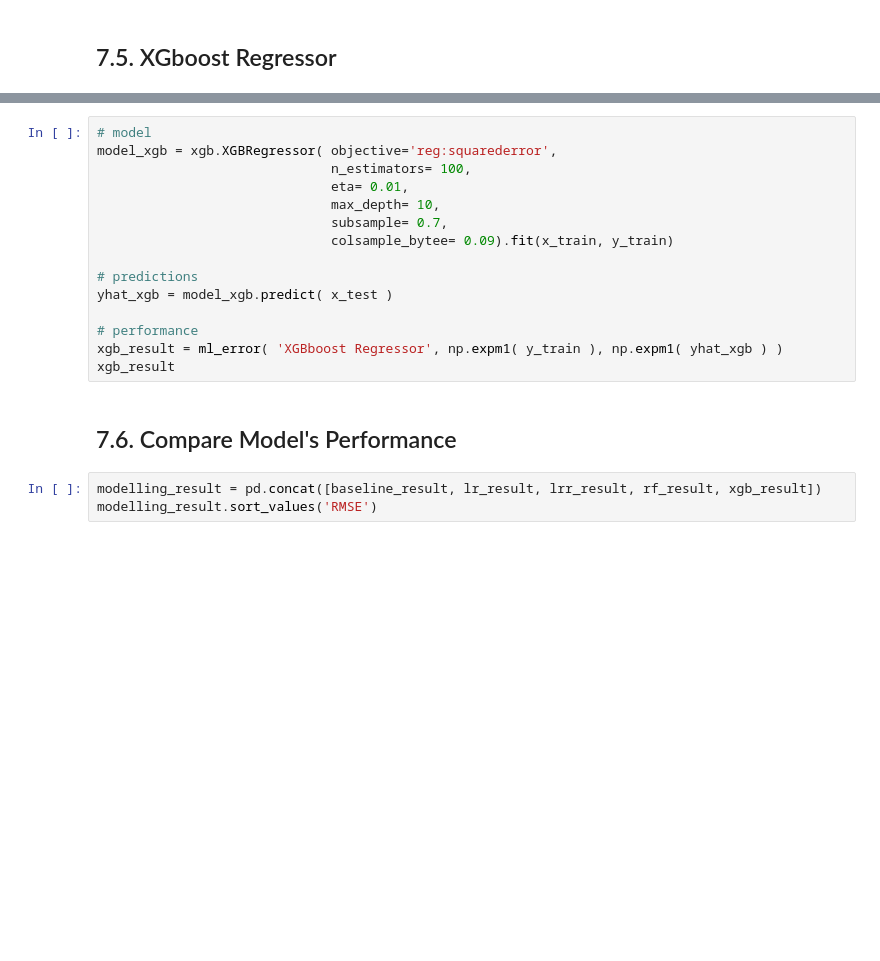
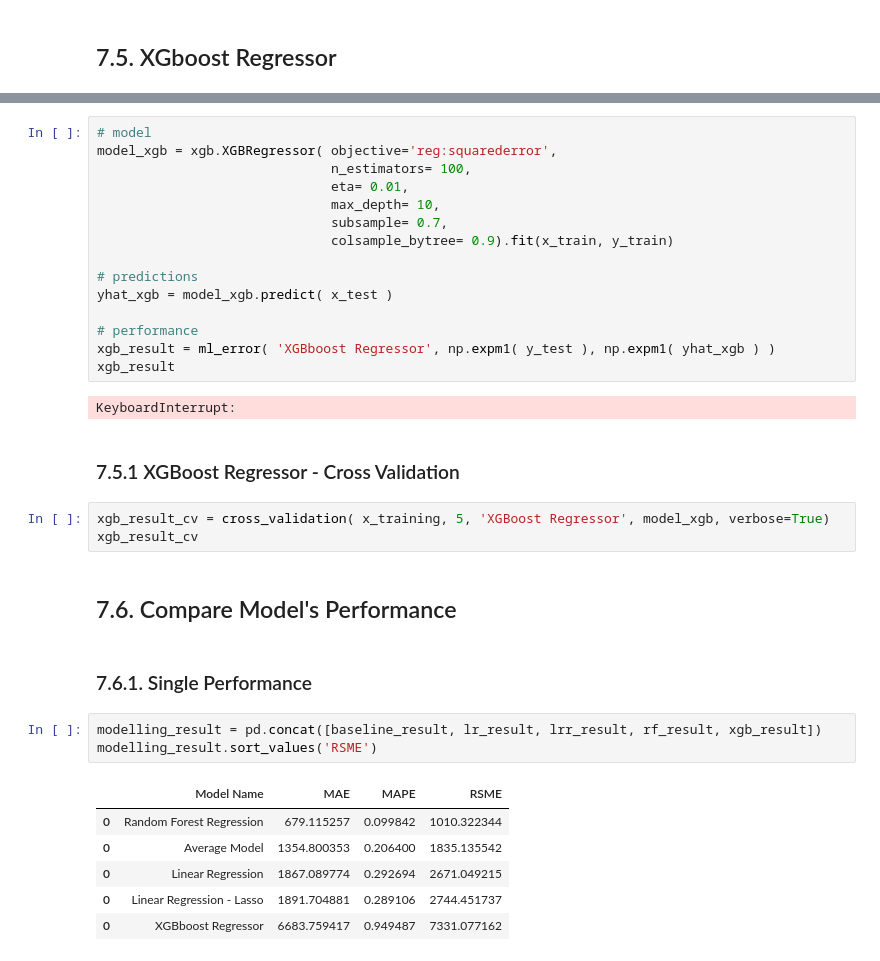
Before and after one commit to artavale/Rossman-Forcast-Sales, a Jupyter notebook: m07_v01_store_sales_predict.ipynb, the cells around one changed output, grey strips where cells are left out. Cells and saved outputs as stored; diff of their text form; blank space fills up the shorter version.

```diff
--- a/m07_v01_store_sales_predict.ipynb
+++ b/m07_v01_store_sales_predict.ipynb
@@ -1236,16 +1315,32 @@ model_xgb = xgb.XGBRegressor( objective='reg:squarederror',
                               eta= 0.01,
                               max_depth= 10,
                               subsample= 0.7,
-                              colsample_bytee= 0.09).fit(x_train, y_train)
+                              colsample_bytree= 0.9).fit(x_train, y_train)
 
 # predictions
 yhat_xgb = model_xgb.predict( x_test )
 
 # performance
-xgb_result = ml_error( 'XGBboost Regressor', np.expm1( y_train ), np.expm1( yhat_xgb ) )
+xgb_result = ml_error( 'XGBboost Regressor', np.expm1( y_test ), np.expm1( yhat_xgb ) )
 xgb_result
+# %% [output]
+KeyboardInterrupt:
+# %% [markdown]
+### 7.5.1 XGBoost Regressor - Cross Validation
+# %%
+xgb_result_cv = cross_validation( x_training, 5, 'XGBoost Regressor', model_xgb, verbose=True)
+xgb_result_cv
 # %% [markdown]
 ## 7.6. Compare Model's Performance
+# %% [markdown]
+### 7.6.1. Single Performance
 # %%
 modelling_result = pd.concat([baseline_result, lr_result, lrr_result, rf_result, xgb_result])
-modelling_result.sort_values('RMSE')
+modelling_result.sort_values('RSME')
+# %% [output]
+|  | Model Name | MAE | MAPE | RSME |
+| 0 | Random Forest Regression | 679.115257 | 0.099842 | 1010.322344 |
+| 0 | Average Model | 1354.800353 | 0.206400 | 1835.135542 |
+| 0 | Linear Regression | 1867.089774 | 0.292694 | 2671.049215 |
+| 0 | Linear Regression - Lasso | 1891.704881 | 0.289106 | 2744.451737 |
+| 0 | XGBboost Regressor | 6683.759417 | 0.949487 | 7331.077162 |
```
Also changed, not shown: parts of 23 cells of this notebook.
